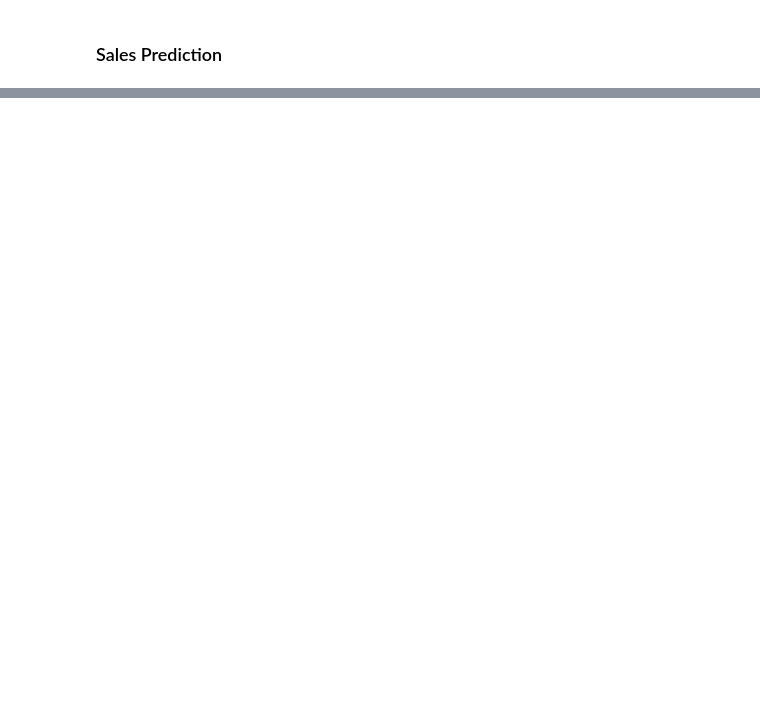
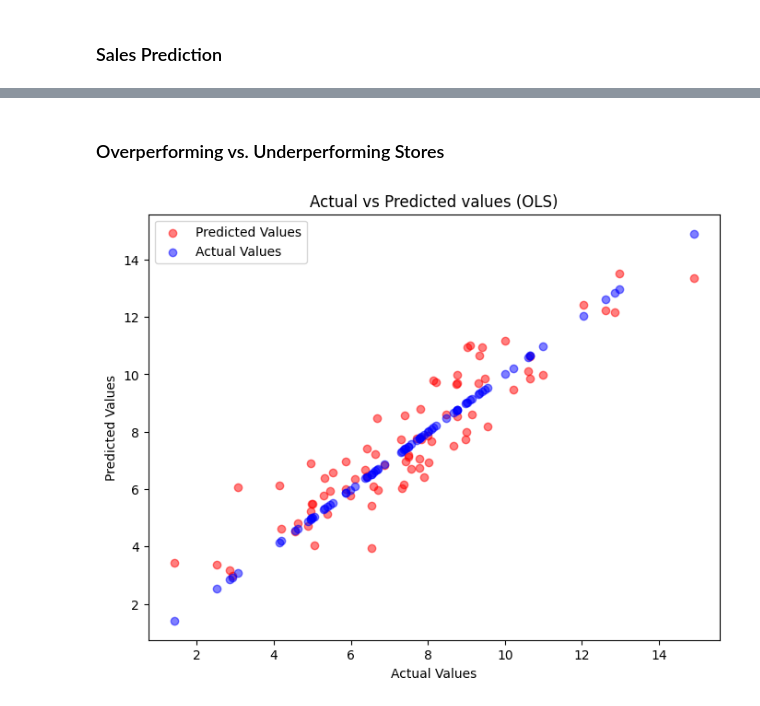
Before and after one commit to fredrik998/AppliedMachineLearning, a Jupyter notebook: Codes/FredrikCodes.ipynb, the cells around one changed output, grey strips where cells are left out. Cells and saved outputs as stored; diff of their text form; code cells hidden in the pictures; blank space fills up the shorter version.

```diff
--- a/Codes/FredrikCodes.ipynb
+++ b/Codes/FredrikCodes.ipynb
@@ -264,0 +260,8 @@ We can see that PriceDiff removes the colinearity between Price and CompPrice.
+# %%
+# Defining dependent and independent features
+X = df.drop(columns=['Sales'])
+y = df['Sales']
+
+
+X_train, X_test, y_train, y_test = train_test_split(X,y, test_size = 0.2 , random_state = 45)
+print(X_train.shape,X_test.shape,y_train.shape,y_test.shape)
@@ -266,0 +290,4 @@ We can see that PriceDiff removes the colinearity between Price and CompPrice.
+# %%
+# Initialising Linear regression
+osl = LinearRegression()
+osl.fit(X_train, y_train)
@@ -266,0 +296,4 @@ We can see that PriceDiff removes the colinearity between Price and CompPrice.
+# %%
+# Evaluating the results
+y_pred_osl = osl.predict(X_test)
+evaluate_regression(y_test, y_pred_osl, osl)
@@ -266,0 +382,14 @@ We can see that PriceDiff removes the colinearity between Price and CompPrice.
+# %% [markdown]
+### Overperforming vs. Underperforming Stores
+# %%
+# Scatter plot of actual vs predicted values
+plt.figure(figsize=(8, 6))
+plt.scatter(y_test, y_pred_osl, color='red', alpha=0.5, label='Predicted Values')  # Predicted values in red
+plt.scatter(y_test, y_test, color='blue', alpha=0.5, label='Actual Values')  # Actual values in blue
+plt.title('Actual vs Predicted values (OLS)')
+plt.xlabel('Actual Values')
+plt.ylabel('Predicted Values')
+plt.legend()
+plt.show()
+# %% [output]
+[figure, added]
```
Also changed, not shown: parts of 20 cells of this notebook.
